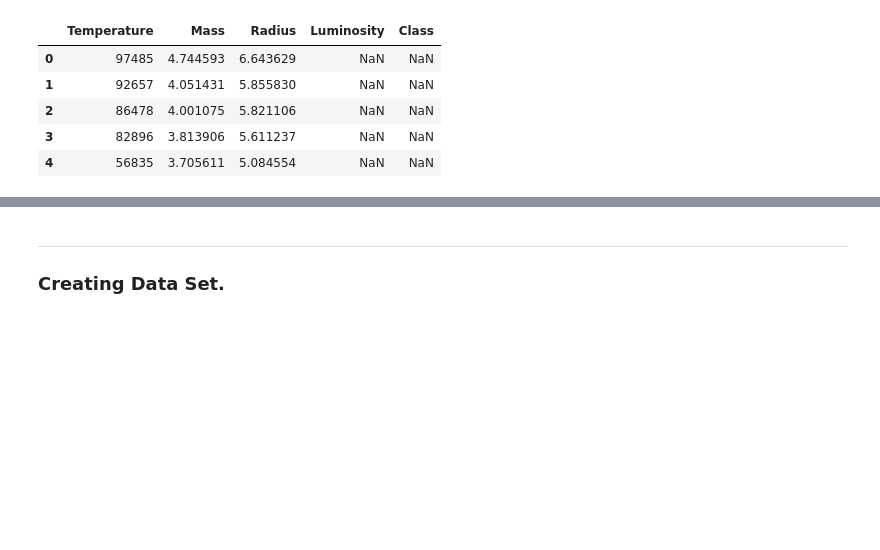
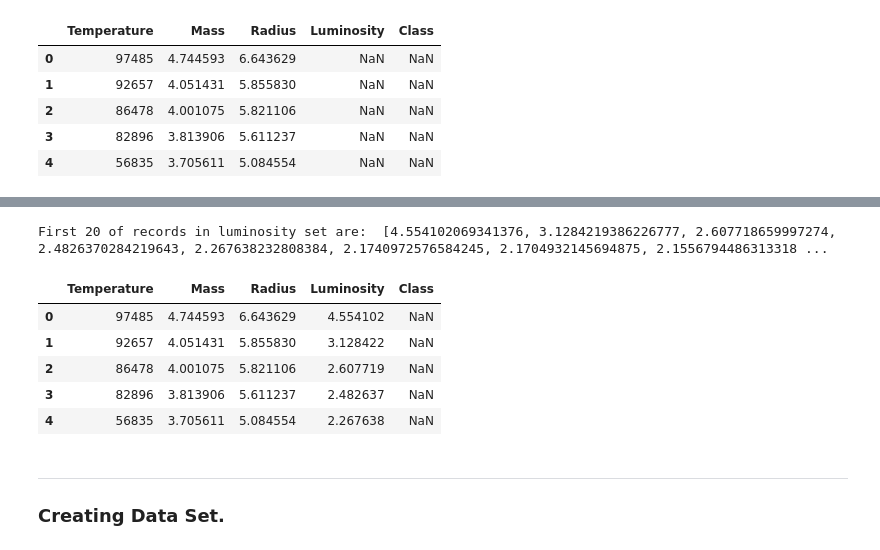
Before and after one commit to DracoNibilis/Stars_Project, a Jupyter notebook: stars_project.ipynb, the cells around one changed output, grey strips where cells are left out. Drawn from its saved outputs; the diff is of its cells as text; code cells hidden in the pictures; blank space fills up the shorter version.

```diff
--- a/stars_project.ipynb
+++ b/stars_project.ipynb
@@ -358,3 +400,23 @@ df.head()
+# %%
+# Sort generated values of luminosity.
+luminosity = list(luminosity)
+luminosity.sort(reverse=True)
+# Check luminosity list if sort worked.
+print("First 20 of records in luminosity set are: ", luminosity[:20])
+# %% [output]
+First 20 of records in luminosity set are:  [4.554102069341376, 3.1284219386226777, 2.607718659997274, 2.4826370284219643, 2.267638232808384, 2.1740972576584245, 2.1704932145694875, 2.1556794486313318 ...
+# %%
+# Add luminosity variable to data set.
+df['Luminosity'] = luminosity
+# Check data set if luminosity data were added.
+df.head()
+# %% [output]
+|  | Temperature | Mass | Radius | Luminosity | Class |
+| 0 | 97485 | 4.744593 | 6.643629 | 4.554102 | NaN |
+| 1 | 92657 | 4.051431 | 5.855830 | 3.128422 | NaN |
+| 2 | 86478 | 4.001075 | 5.821106 | 2.607719 | NaN |
+| 3 | 82896 | 3.813906 | 5.611237 | 2.482637 | NaN |
+| 4 | 56835 | 3.705611 | 5.084554 | 2.267638 | NaN |
 # %% [markdown]
 ***
 ### Creating Data Set.
```
Also changed, not shown: parts of 4 cells of this notebook.
